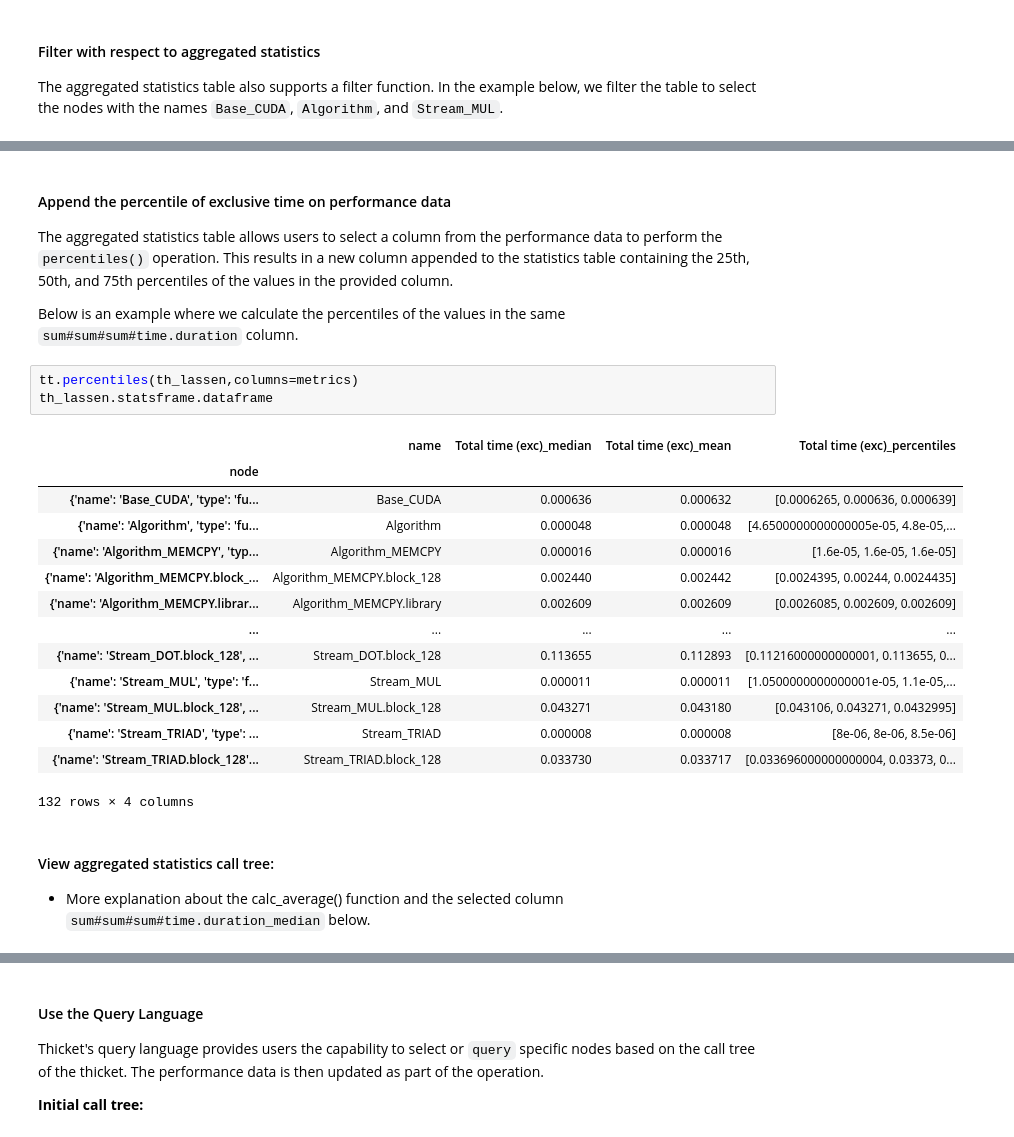
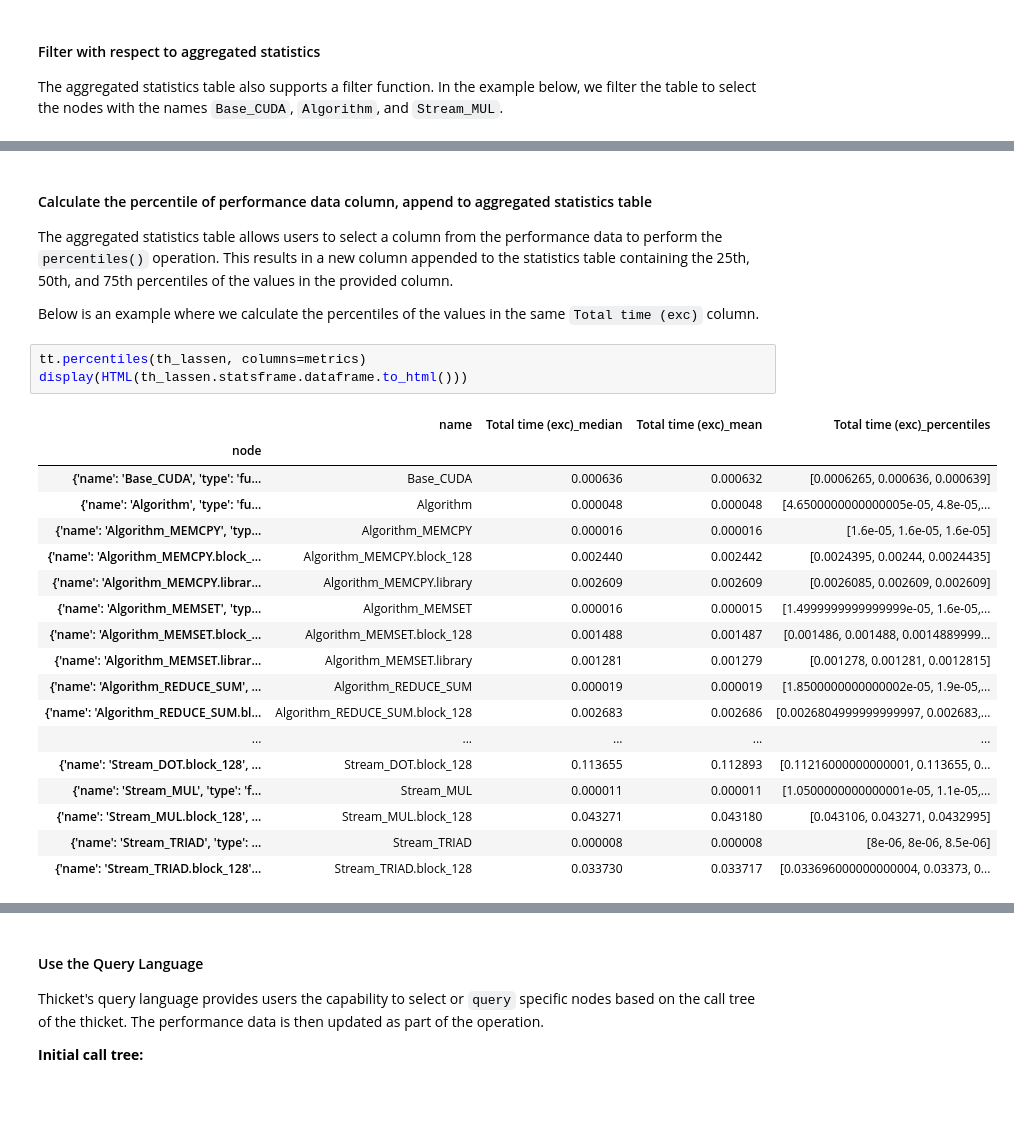
Before and after one commit to LLNL/thicket, a Jupyter notebook: docs/thicket_tutorial.ipynb, the cells around one changed output, grey strips where cells are left out. Drawn from its saved outputs; the diff is of its cells as text; blank space fills up the shorter version.

```diff
--- a/docs/thicket_tutorial.ipynb
+++ b/docs/thicket_tutorial.ipynb
@@ -288,28 +300,28 @@ th_lassen.statsframe.dataframe
 # %% [markdown]
-#### Append the percentile of exclusive time on performance data
+#### Calculate the percentile of performance data column, append to aggregated statistics table
 
 The aggregated statistics table allows users to select a column from the performance data to perform the `percentiles()` operation. This results in a new column appended to the statistics table containing the 25th, 50th, and 75th percentiles of the values in the provided column.
 
-Below is an example where we calculate the percentiles of the values in the same `sum#sum#sum#time.duration` column.
+Below is an example where we calculate the percentiles of the values in the same `Total time (exc)` column.
 # %%
-tt.percentiles(th_lassen,columns=metrics)
-th_lassen.statsframe.dataframe
+tt.percentiles(th_lassen, columns=metrics)
+display(HTML(th_lassen.statsframe.dataframe.to_html()))
 # %% [output]
 |  | name | Total time (exc)_median | Total time (exc)_mean | Total time (exc)_percentiles |
 | node |  |  |  |  |
 | {'name': 'Base_CUDA', 'type': 'fu... | Base_CUDA | 0.000636 | 0.000632 | [0.0006265, 0.000636, 0.000639] |
 | {'name': 'Algorithm', 'type': 'fu... | Algorithm | 0.000048 | 0.000048 | [4.6500000000000005e-05, 4.8e-05,... |
 | {'name': 'Algorithm_MEMCPY', 'typ... | Algorithm_MEMCPY | 0.000016 | 0.000016 | [1.6e-05, 1.6e-05, 1.6e-05] |
 | {'name': 'Algorithm_MEMCPY.block_... | Algorithm_MEMCPY.block_128 | 0.002440 | 0.002442 | [0.0024395, 0.00244, 0.0024435] |
 | {'name': 'Algorithm_MEMCPY.librar... | Algorithm_MEMCPY.library | 0.002609 | 0.002609 | [0.0026085, 0.002609, 0.002609] |
+| {'name': 'Algorithm_MEMSET', 'typ... | Algorithm_MEMSET | 0.000016 | 0.000015 | [1.4999999999999999e-05, 1.6e-05,... |
+| {'name': 'Algorithm_MEMSET.block_... | Algorithm_MEMSET.block_128 | 0.001488 | 0.001487 | [0.001486, 0.001488, 0.0014889999... |
+| {'name': 'Algorithm_MEMSET.librar... | Algorithm_MEMSET.library | 0.001281 | 0.001279 | [0.001278, 0.001281, 0.0012815] |
+| {'name': 'Algorithm_REDUCE_SUM', ... | Algorithm_REDUCE_SUM | 0.000019 | 0.000019 | [1.8500000000000002e-05, 1.9e-05,... |
+| {'name': 'Algorithm_REDUCE_SUM.bl... | Algorithm_REDUCE_SUM.block_128 | 0.002683 | 0.002686 | [0.0026804999999999997, 0.002683,... |
 | ... | ... | ... | ... | ... |
 | {'name': 'Stream_DOT.block_128', ... | Stream_DOT.block_128 | 0.113655 | 0.112893 | [0.11216000000000001, 0.113655, 0... |
 | {'name': 'Stream_MUL', 'type': 'f... | Stream_MUL | 0.000011 | 0.000011 | [1.0500000000000001e-05, 1.1e-05,... |
 | {'name': 'Stream_MUL.block_128', ... | Stream_MUL.block_128 | 0.043271 | 0.043180 | [0.043106, 0.043271, 0.0432995] |
 | {'name': 'Stream_TRIAD', 'type': ... | Stream_TRIAD | 0.000008 | 0.000008 | [8e-06, 8e-06, 8.5e-06] |
 | {'name': 'Stream_TRIAD.block_128'... | Stream_TRIAD.block_128 | 0.033730 | 0.033717 | [0.033696000000000004, 0.03373, 0... |
-132 rows × 4 columns
-# %% [markdown]
-#### View aggregated statistics call tree:
-
-* More explanation about the calc_average() function and the selected column `sum#sum#sum#time.duration_median` below.
```
Also changed, not shown: parts of 36 cells of this notebook, 2 other files.
